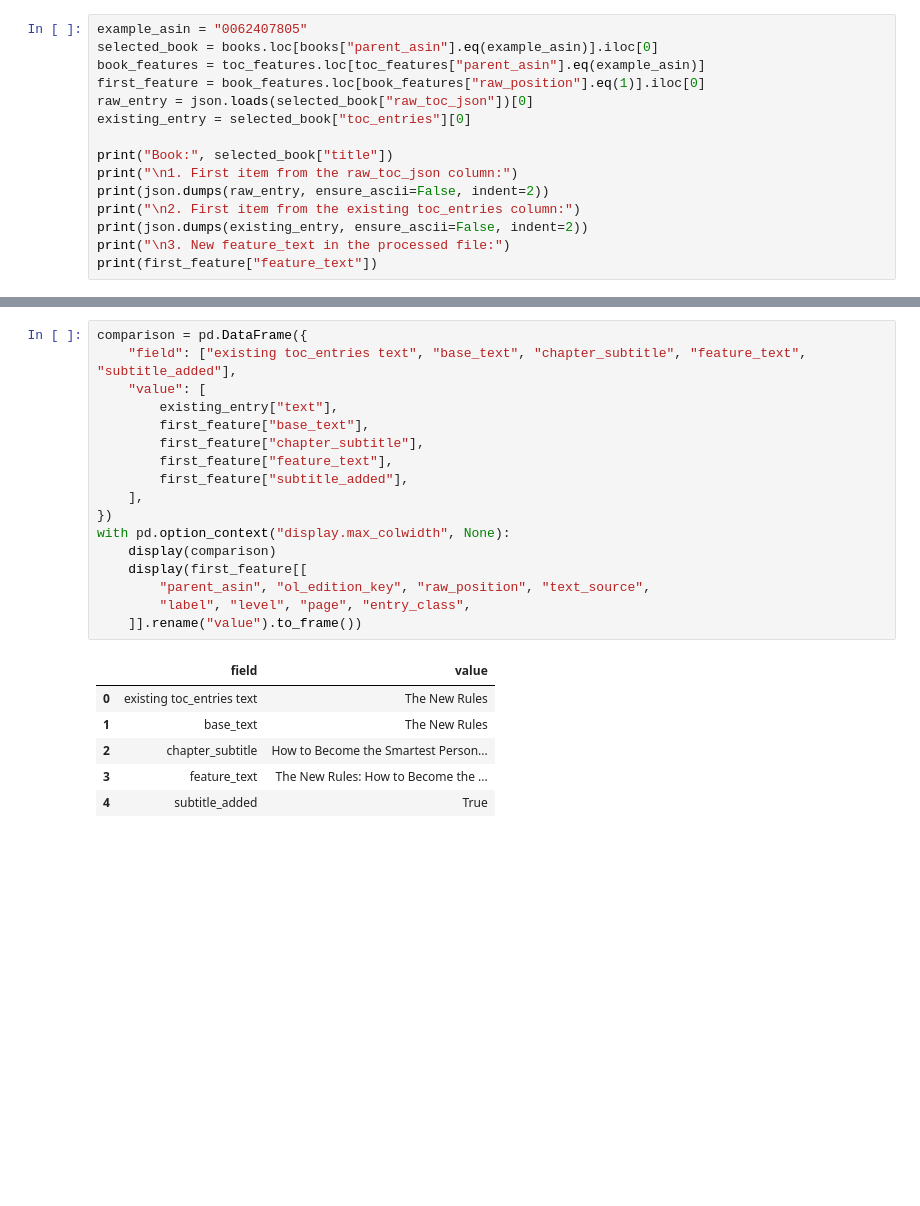
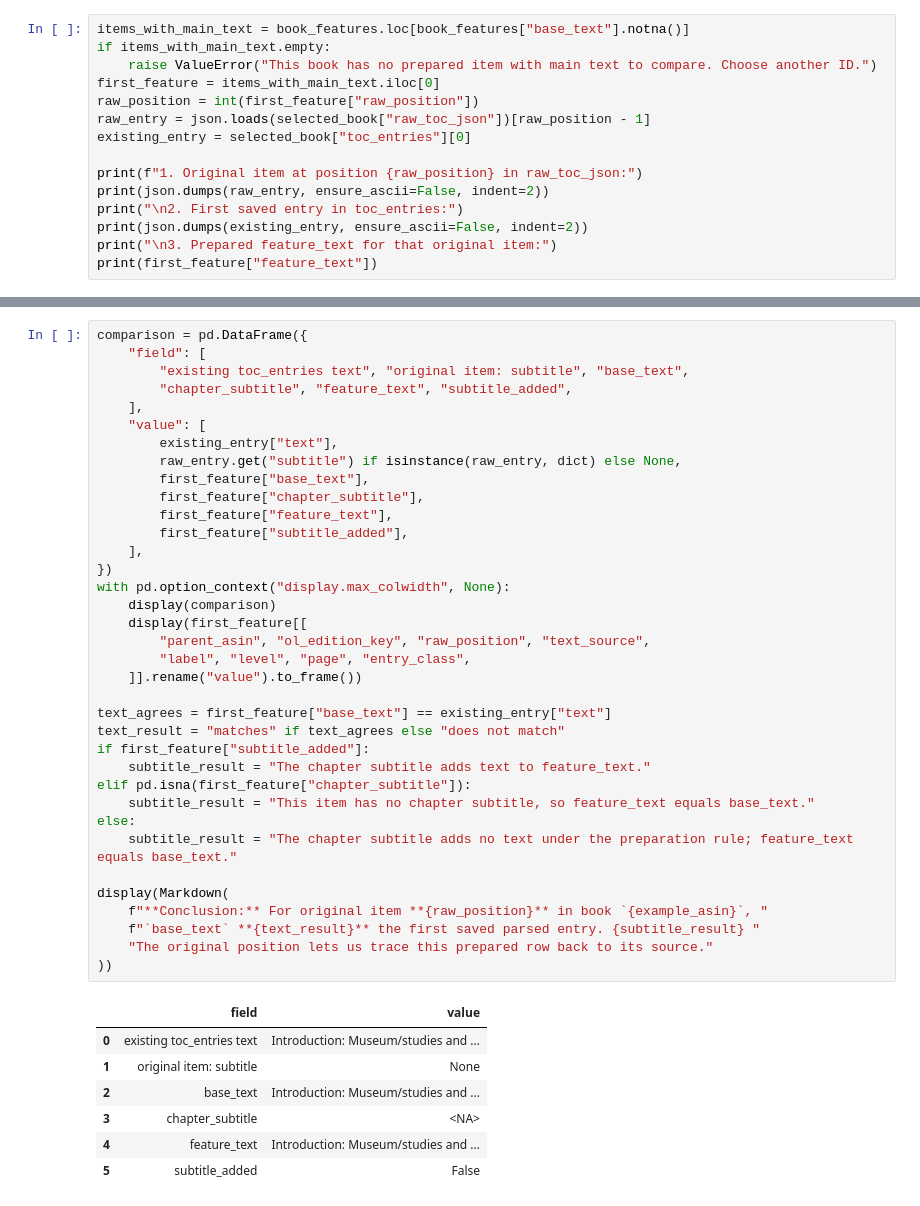
Before and after one commit to dominiclizarraga/bookpath_v2, a Jupyter notebook: notebooks/03_toc_preparation_preview.ipynb, the cells around one changed output, grey strips where cells are left out. Saved outputs shown, nothing was run; the diff lists cells and outputs as text; blank space fills up the shorter version.

Commit message:
Clarify TOC preparation checks and record baseline decisions

```diff
--- a/notebooks/03_toc_preparation_preview.ipynb
+++ b/notebooks/03_toc_preparation_preview.ipynb
@@ -72,16 +148,16 @@ Objective: Display the first chapter from the raw book's `raw_toc_json`, its exi
 # %%
-example_asin = "0062407805"
-selected_book = books.loc[books["parent_asin"].eq(example_asin)].iloc[0]
-book_features = toc_features.loc[toc_features["parent_asin"].eq(example_asin)]
-first_feature = book_features.loc[book_features["raw_position"].eq(1)].iloc[0]
-raw_entry = json.loads(selected_book["raw_toc_json"])[0]
+items_with_main_text = book_features.loc[book_features["base_text"].notna()]
+if items_with_main_text.empty:
+    raise ValueError("This book has no prepared item with main text to compare. Choose another ID.")
+first_feature = items_with_main_text.iloc[0]
+raw_position = int(first_feature["raw_position"])
+raw_entry = json.loads(selected_book["raw_toc_json"])[raw_position - 1]
 existing_entry = selected_book["toc_entries"][0]
 
-print("Book:", selected_book["title"])
-print("\n1. First item from the raw_toc_json column:")
+print(f"1. Original item at position {raw_position} in raw_toc_json:")
 print(json.dumps(raw_entry, ensure_ascii=False, indent=2))
-print("\n2. First item from the existing toc_entries column:")
+print("\n2. First saved entry in toc_entries:")
 print(json.dumps(existing_entry, ensure_ascii=False, indent=2))
-print("\n3. New feature_text in the processed file:")
+print("\n3. Prepared feature_text for that original item:")
 print(first_feature["feature_text"])
 # %% [output]
@@ -107,25 +192,45 @@ Objective: See exactly which fields supplied the new text. The chapter label, le
 # %%
 comparison = pd.DataFrame({
-    "field": ["existing toc_entries text", "base_text", "chapter_subtitle", "feature_text", "subtitle_added"],
+    "field": [
+        "existing toc_entries text", "original item: subtitle", "base_text",
+        "chapter_subtitle", "feature_text", "subtitle_added",
+    ],
     "value": [
         existing_entry["text"],
+        raw_entry.get("subtitle") if isinstance(raw_entry, dict) else None,
         first_feature["base_text"],
         first_feature["chapter_subtitle"],
         first_feature["feature_text"],
         first_feature["subtitle_added"],
     ],
 })
 with pd.option_context("display.max_colwidth", None):
     display(comparison)
     display(first_feature[[
         "parent_asin", "ol_edition_key", "raw_position", "text_source",
         "label", "level", "page", "entry_class",
     ]].rename("value").to_frame())
+
+text_agrees = first_feature["base_text"] == existing_entry["text"]
+text_result = "matches" if text_agrees else "does not match"
+if first_feature["subtitle_added"]:
+    subtitle_result = "The chapter subtitle adds text to feature_text."
+elif pd.isna(first_feature["chapter_subtitle"]):
+    subtitle_result = "This item has no chapter subtitle, so feature_text equals base_text."
+else:
+    subtitle_result = "The chapter subtitle adds no text under the preparation rule; feature_text equals base_text."
+
+display(Markdown(
+    f"**Conclusion:** For original item **{raw_position}** in book `{example_asin}`, "
+    f"`base_text` **{text_result}** the first saved parsed entry. {subtitle_result} "
+    "The original position lets us trace this prepared row back to its source."
+))
 # %% [output]
 |  | field | value |
-| 0 | existing toc_entries text | The New Rules |
-| 1 | base_text | The New Rules |
-| 2 | chapter_subtitle | How to Become the Smartest Person... |
-| 3 | feature_text | The New Rules: How to Become the ... |
-| 4 | subtitle_added | True |
+| 0 | existing toc_entries text | Introduction: Museum/studies and ... |
+| 1 | original item: subtitle | None |
+| 2 | base_text | Introduction: Museum/studies and ... |
+| 3 | chapter_subtitle | <NA> |
+| 4 | feature_text | Introduction: Museum/studies and ... |
+| 5 | subtitle_added | False |
 |  | value |
```
Also changed, not shown: parts of 19 cells of this notebook, 2 other files.
